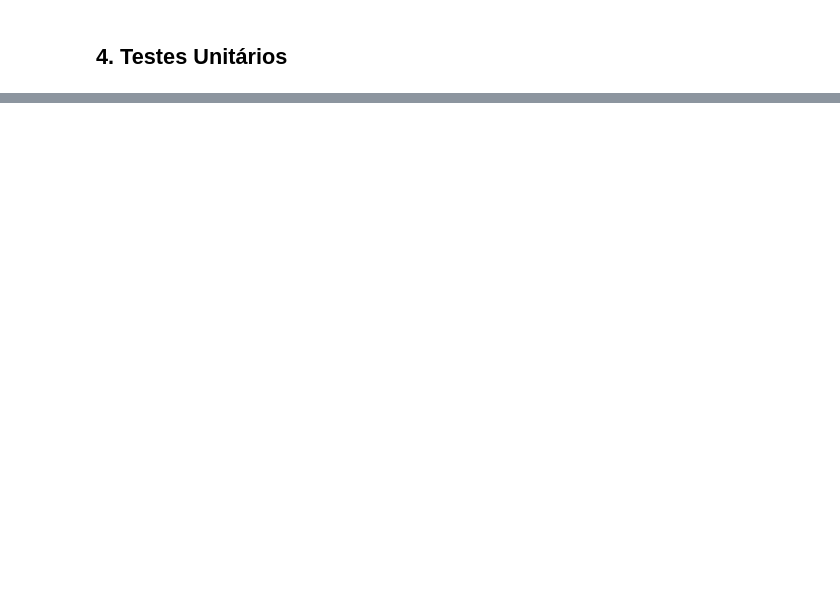
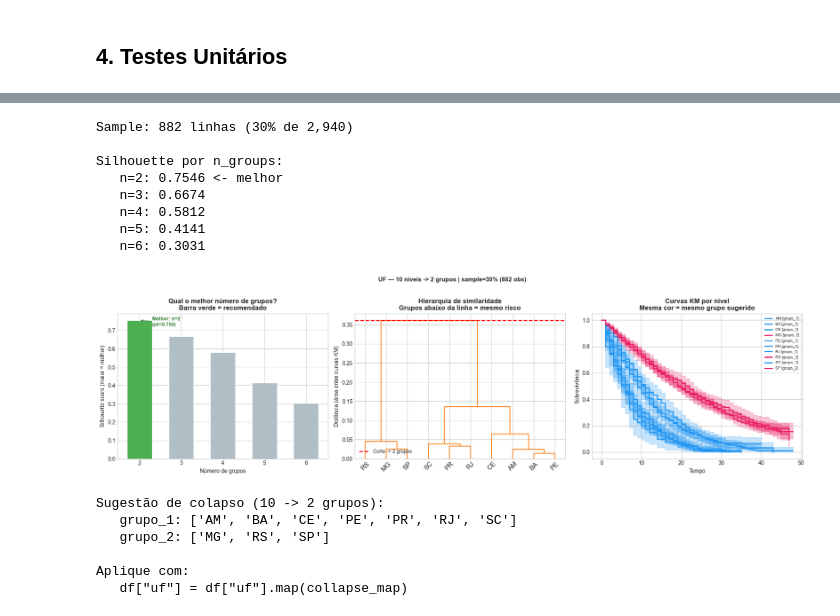
Before and after one commit to anapaulasandes/survival-analysis-pipelines, a Jupyter notebook: notebooks/feature_selection/logrank_categorical_collapsing.ipynb, the cells around one changed output, grey strips where cells are left out. Drawn from its saved outputs; the diff is of its cells as text; code cells hidden in the pictures; blank space fills up the shorter version.

```diff
--- a/notebooks/feature_selection/logrank_categorical_collapsing.ipynb
+++ b/notebooks/feature_selection/logrank_categorical_collapsing.ipynb
@@ -835,0 +1657,29 @@ run_tests()
+# %%
+df = make_uf_dataset(TRUE_GROUPS, UF_SIZES)
+
+result = collapse_categorical_survival(
+    df,
+    category_col='uf',
+    time_col='time',
+    event_col='event',
+    sample_pct=0.30,
+    max_groups=6,
+)
+
+df['uf_colapsada'] = df['uf'].map(result['collapse_map'])
+# %% [output]
+Sample: 882 linhas (30% de 2,940)
+
+Silhouette por n_groups:
+   n=2: 0.7546 <- melhor
+   n=3: 0.6674
+   n=4: 0.5812
+   n=5: 0.4141
+   n=6: 0.3031
+[figure, added]
+Sugestão de colapso (10 -> 2 grupos):
+   grupo_1: ['AM', 'BA', 'CE', 'PE', 'PR', 'RJ', 'SC']
+   grupo_2: ['MG', 'RS', 'SP']
+
+Aplique com:
+   df["uf"] = df["uf"].map(collapse_map)
```
Also changed, not shown: parts of 16 cells of this notebook.
